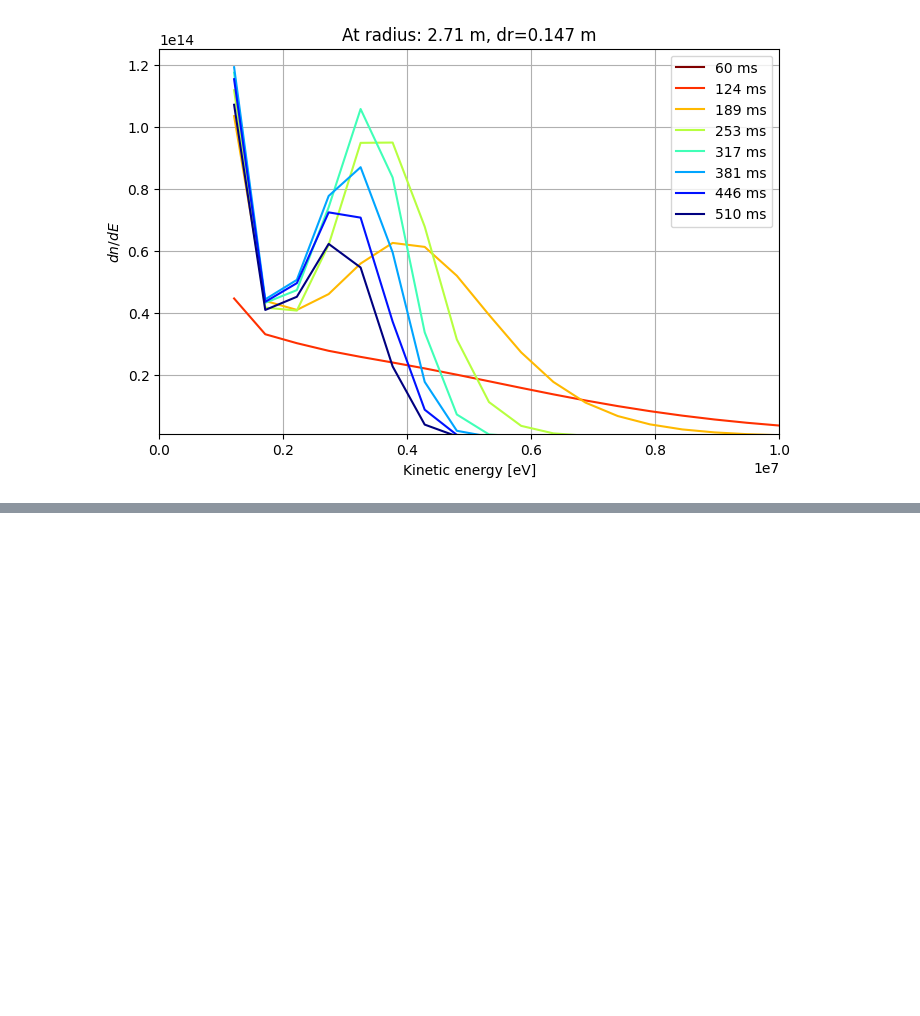
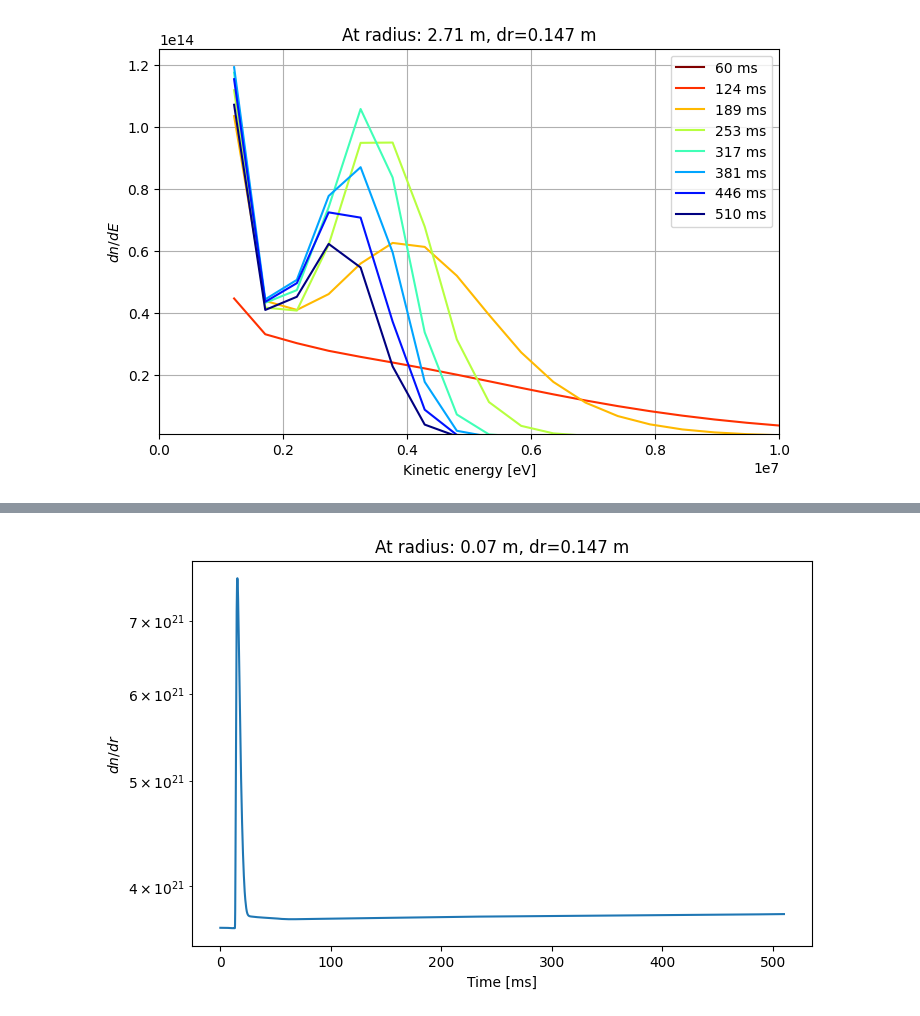
Before and after one commit to leferi99/CDO-plotting, a Jupyter notebook: h5_for_distribution.ipynb, the cells around one changed output, grey strips where cells are left out. Cells and saved outputs as stored; diff of their text form; code cells hidden in the pictures; blank space fills up the shorter version.

```diff
--- a/h5_for_distribution.ipynb
+++ b/h5_for_distribution.ipynb
@@ -282,0 +316,15 @@ hf.close()
+# %%
+cell = 0
+fig = plt.figure(figsize=(8, 5))
+plt.plot(concat.timegrid_ms, concat.n_re[:, cell]/concat.dnOverdr[:, cell])
+#plt.plot(concat.timegrid_ms, concat.dnOverdr[:, cell])
+
+plt.ylabel(r'$dn/dr$')
+plt.xlabel(r'Time [ms]')
+plt.title(r'At radius: ' + '{0:.2f}'.format(concat.radialgrid[cell]) + " m, dr="
+            + '{0:.3f}'.format(concat.dr[cell]) + " m")
+plt.tick_params('x', labelbottom=True)
+plt.yscale("log")
+plt.show()
+# %% [output]
+[figure, added]
```
Also changed, not shown: parts of 10 cells of this notebook, 1 other file.
